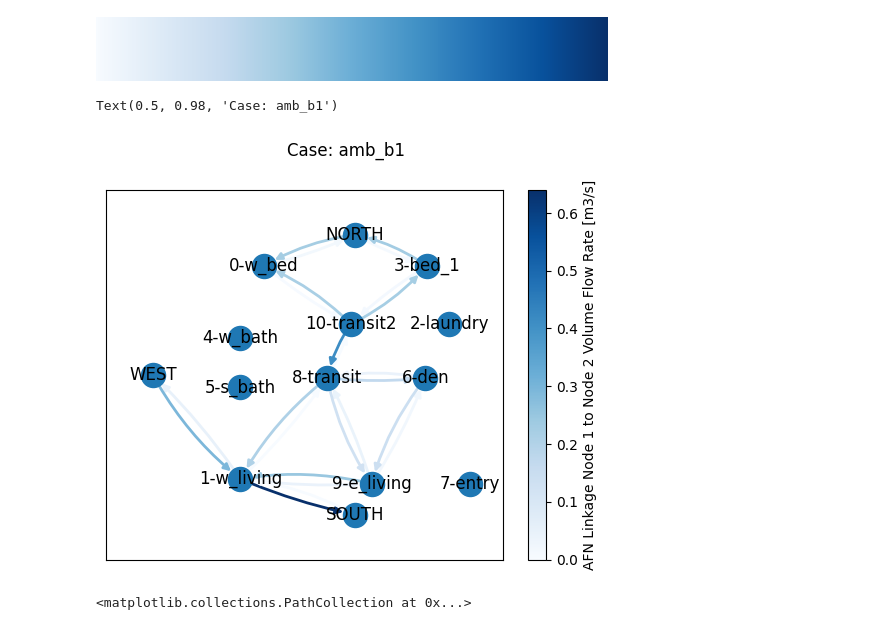
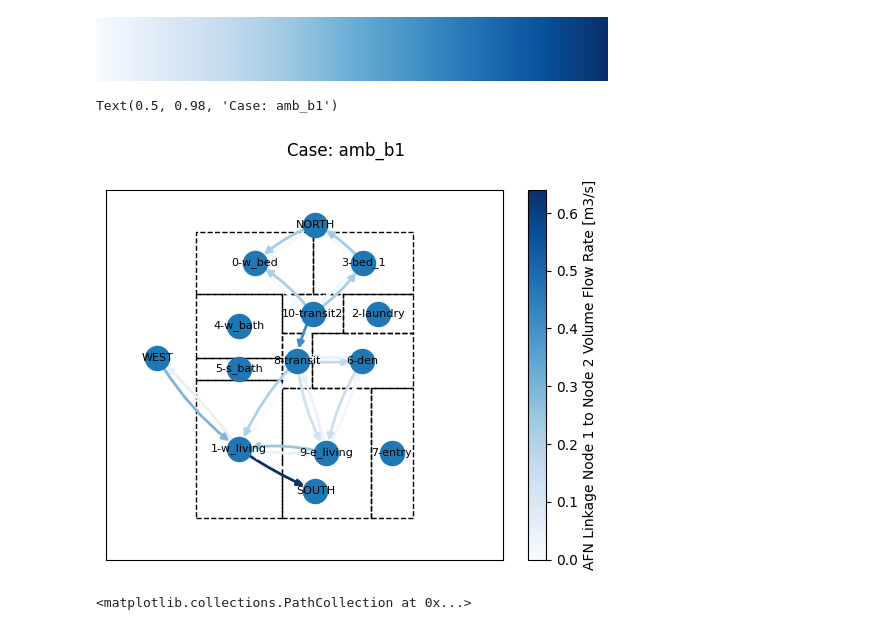
Before and after one commit to juliet29/plan2EPlus, a Jupyter notebook: _notebooks/t05_svg2plan.ipynb, the cells around one changed output. Cells and saved outputs as stored; diff of their text form; code cells hidden in the pictures.

Commit message:
data on network results for one case

```diff
--- a/_notebooks/t05_svg2plan.ipynb
+++ b/_notebooks/t05_svg2plan.ipynb
@@ -125,24 +125,46 @@ cmap = plt.get_cmap("Blues")
 cmap
 # %% [output]
 [figure]
+# %%
+zone_domains = get_zone_domains(sample_case.idf)
+zone_patches = [d.get_mpl_patch() for d in zone_domains]
+
+def get_domain_lim(zone_domains: list[Domain]):
+    PAD = 1.4*1.1
+    min_x = min([i.width.min for i in zone_domains]) - PAD
+    max_x = max([i.width.max for i in zone_domains]) + PAD
+    min_y = min([i.height.min for i in zone_domains]) - PAD
+    max_y = max([i.height.max for i in zone_domains]) + PAD
+    return (min_x, max_x), (min_y, max_y)
+
+# ylim = [(i.height.min, i.height.max) for i in zone_domains]
+# xlim = [min(i) for i in xlim]
 # %%
 connectionstyle = [f"arc3,rad={r}" for r in accumulate([0.05] * 2)]
+xlim, ylim = get_domain_lim(zone_domains)
 
 fig, ax = plt.subplots()
-_ = nx.draw_networkx_nodes(Gm, pos, margins=(.1, .1), ax=ax)
-p = nx.draw_networkx_labels(Gm, pos, ax=ax)
+
+for d in zone_domains:
+    ax.add_artist(d.get_mpl_patch())
+
+ax.set(xlim=xlim, ylim=ylim)
+
+# fig, ax = plt.subplots()
+_ = nx.draw_networkx_nodes(Gm, pos, ax=ax)
+p = nx.draw_networkx_labels(Gm, pos, ax=ax, font_size=8)
 
 
 p = nx.draw_networkx_edges(Gm, pos, edgelist=edges, edge_color=medians["values"], edge_cmap=cmap, edge_vmin=min_val,edge_vmax=max_val, connectionstyle=connectionstyle[0], width=2, ax=ax)
 
 p = nx.draw_networkx_edges(Gm, pos, edgelist=rev_edges, edge_color=medians["values_0"], edge_cmap=cmap, edge_vmin=min_val,edge_vmax=max_val, connectionstyle=connectionstyle[1], width=2, ax=ax)
 
 norm = mpl.colors.Normalize(vmin=min_val, vmax=max_val)
 fig.colorbar(cm.ScalarMappable(norm=norm, cmap=cmap), ax=ax, label=qoi_info)
 fig.suptitle(case_info)
 # %% [output]
 Text(0.5, 0.98, 'Case: amb_b1')
-[figure, old version]
+[figure, new version]
 # %%
 fig
 # %% [output]
```
Also changed, not shown: 2 other files.
